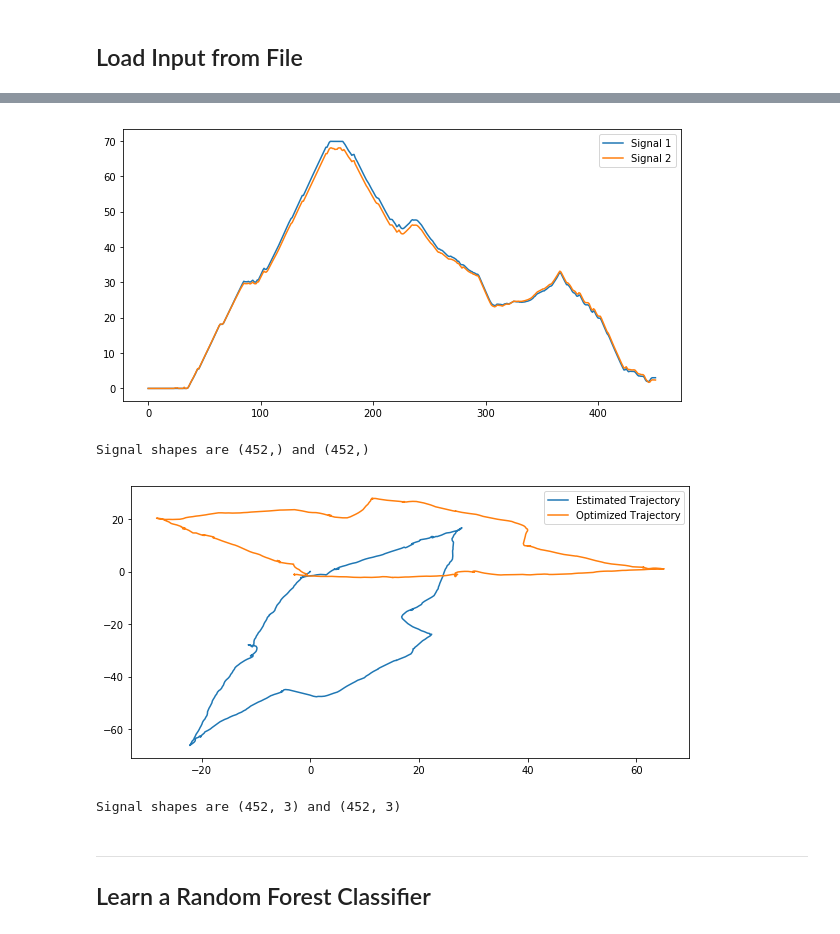
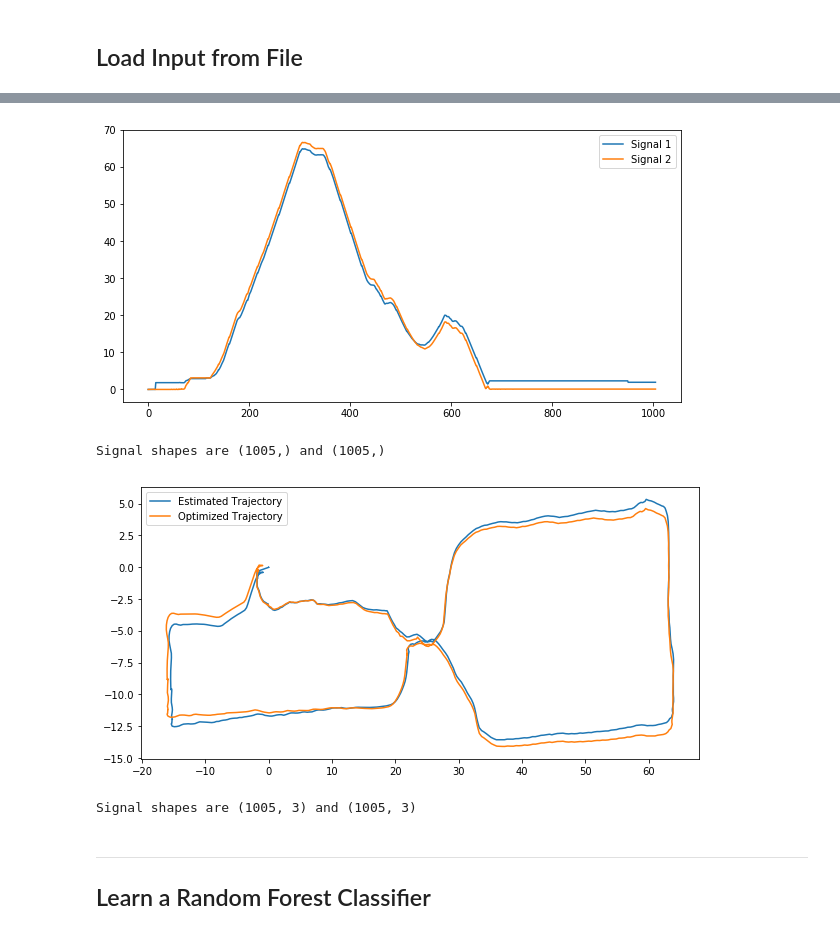
Before and after one commit to ethz-asl/fgsp, a Jupyter notebook: src/training_data_generation.ipynb, the cells around one changed output, grey strips where cells are left out. Cells and saved outputs as stored; diff of their text form; code cells hidden in the pictures.

```diff
--- a/src/training_data_generation.ipynb
+++ b/src/training_data_generation.ipynb
@@ -181,7 +142,7 @@ class WaveletEvaluator(object):
 ## Load Input from File
 # %%
 dataroot = '/mnt/data/datasets/fgsp/'
-datasets = ['gonzen_mission_03_cerberus/']
+datasets = ['gonzen_mission_03_cerberus/', 'lee_h_mission_01_cerberus/']
 
 n_datasets = len(datasets)
 opt_signals = []
@@ -212,7 +173,6 @@ for ds in datasets:
         opt_graph_coords.append(np.load(opt_graph_coords_path))
         opt_graph_adj.append(np.load(opt_graph_adj_path))
 
-
 print(f'=======================================')
 n_datasets = len(opt_signals)
 n_trajectories = len(opt_trajectory)
@@ -243,25 +204,25 @@ def compare_signals(signal_1, signal_2):
     plt.legend()
     plt.show()
 
-i = 0
+i = 1
 compare_signals(est_signals[i], opt_signals[i])
 print(f'Signal shapes are {est_signals[i].shape} and {opt_signals[i].shape}')
 # %% [output]
-[figure, old version]
+[figure, new version]
-Signal shapes are (452,) and (452,)
+Signal shapes are (1005,) and (1005,)
 # %%
 def compare_trajectories(est_traj, opt_traj):
     plt.plot(est_traj[:,0], est_traj[:,1], label='Estimated Trajectory')
     plt.plot(opt_traj[:,0], opt_traj[:,1], label='Optimized Trajectory')
     plt.legend()
     plt.show()
 
-i = 0
+i = 1
 compare_trajectories(est_trajectory[i], opt_trajectory[i])
 print(f'Signal shapes are {est_trajectory[i].shape} and {opt_trajectory[i].shape}')
 # %% [output]
-[figure, old version]
+[figure, new version]
-Signal shapes are (452, 3) and (452, 3)
+Signal shapes are (1005, 3) and (1005, 3)
 # %% [markdown]
 ----------------------------------------
 ## Learn a Random Forest Classifier
```
Also changed, not shown: parts of 11 cells of this notebook, 1 other file.
